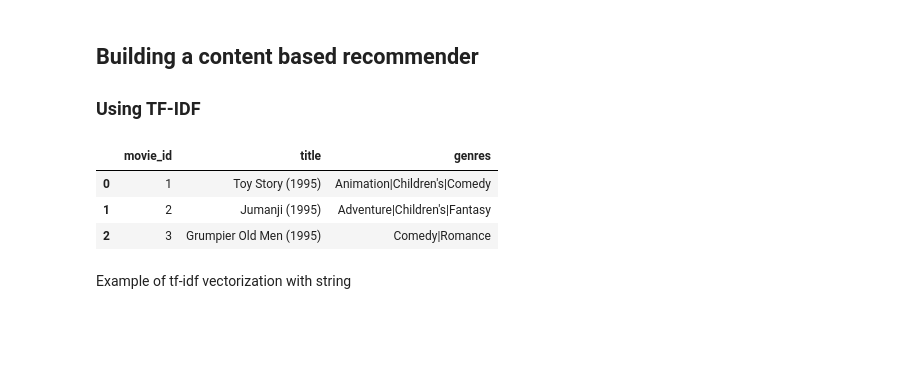
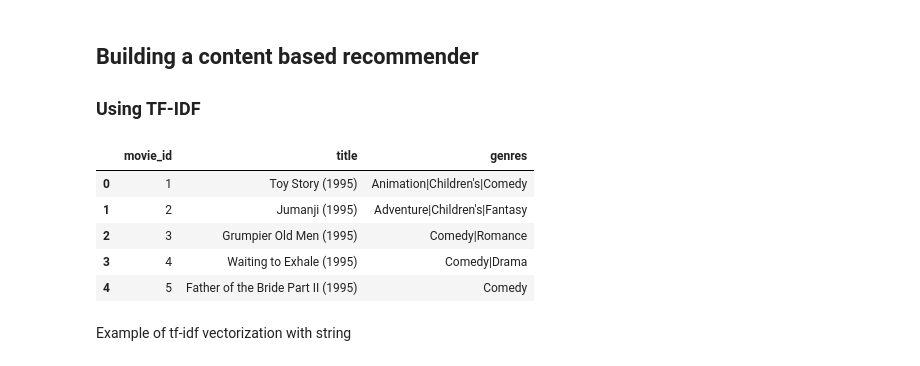
Before and after one commit to SabbosNgang/IR_FinalProject, a Jupyter notebook: Movie-content-based-recommender-using-tf-idf.ipynb, the cells around one changed output. Drawn from its saved outputs; the diff is of its cells as text; code cells hidden in the pictures; blank space fills up the shorter version.

```diff
--- a/Movie-content-based-recommender-using-tf-idf.ipynb
+++ b/Movie-content-based-recommender-using-tf-idf.ipynb
@@ -162,12 +162,14 @@ plt.axis('off')
 ### Using TF-IDF
 # %%
 from sklearn.feature_extraction.text import TfidfVectorizer
-movies.head(3)
+movies.head(5)
 # %% [output]
 |  | movie_id | title | genres |
 | 0 | 1 | Toy Story (1995) | Animation|Children's|Comedy |
 | 1 | 2 | Jumanji (1995) | Adventure|Children's|Fantasy |
 | 2 | 3 | Grumpier Old Men (1995) | Comedy|Romance |
+| 3 | 4 | Waiting to Exhale (1995) | Comedy|Drama |
+| 4 | 5 | Father of the Bride Part II (1995) | Comedy |
 # %% [markdown]
 Example of tf-idf vectorization with string
 # %%
```
Also changed, not shown: parts of 5 cells of this notebook.
